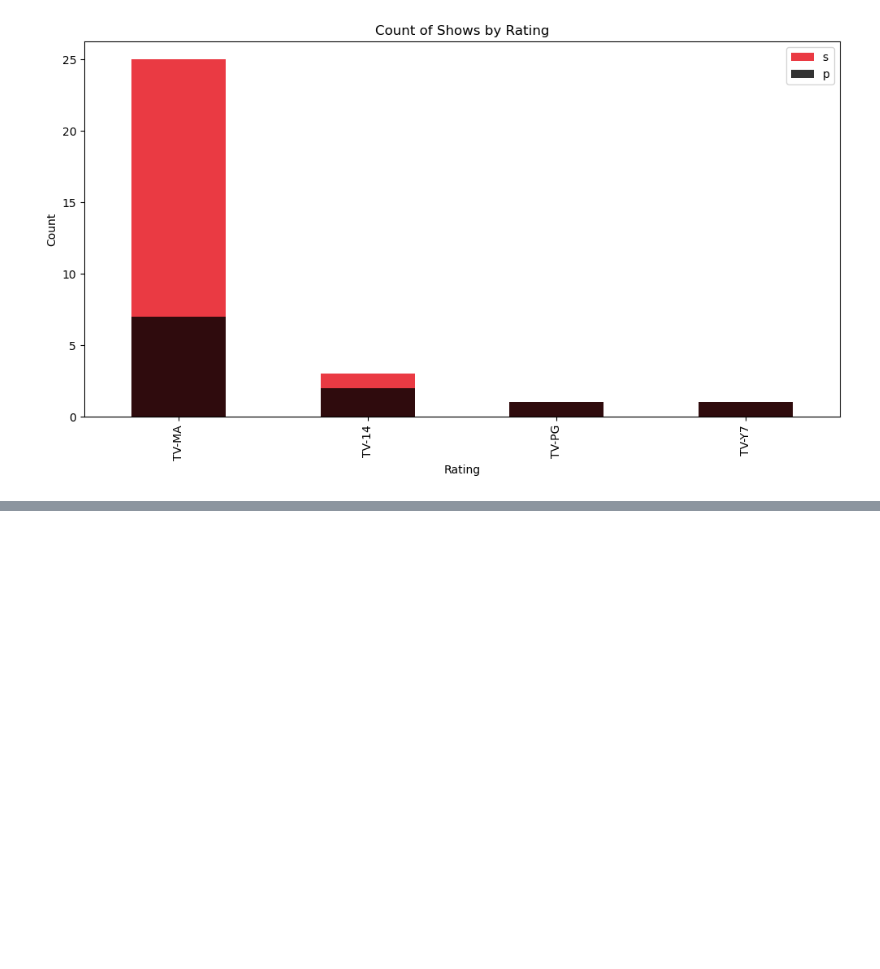
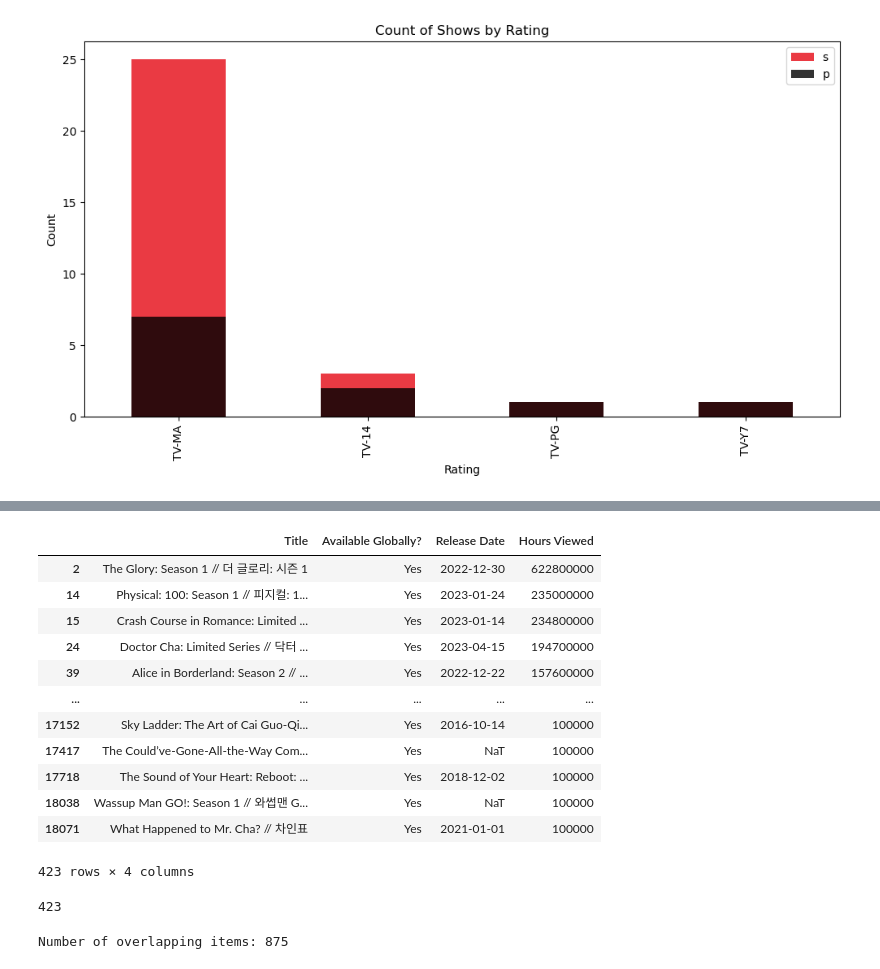
Before and after one commit to sin09135/movie, a Jupyter notebook: code/Netflix_EDA.ipynb, the cells around one changed output, grey strips where cells are left out. Saved outputs shown, nothing was run; the diff lists cells and outputs as text; code cells hidden in the pictures; blank space fills up the shorter version.

```diff
--- a/code/Netflix_EDA.ipynb
+++ b/code/Netflix_EDA.ipynb
@@ -743,0 +764,26 @@ plt.show()
+# %%
+df1 = data[data['Available Globally?'] == 'Yes']
+# %%
+import re
+
+# Regular expression pattern to match Korean characters
+korean_pattern = re.compile('[\u3131-\uD79D]+')
+
+# Filter rows where the title contains Korean characters
+korean_titles_df1 = df1[df1['Title'].str.contains(korean_pattern, na=False)]
+# %%
+korean_titles_df1
+# %% [output]
+|  | Title | Available Globally? | Release Date | Hours Viewed |
+| 2 | The Glory: Season 1 // 더 글로리: 시즌 1 | Yes | 2022-12-30 | 622800000 |
+| 14 | Physical: 100: Season 1 // 피지컬: 1... | Yes | 2023-01-24 | 235000000 |
+| 15 | Crash Course in Romance: Limited ... | Yes | 2023-01-14 | 234800000 |
+| 24 | Doctor Cha: Limited Series // 닥터 ... | Yes | 2023-04-15 | 194700000 |
+| 39 | Alice in Borderland: Season 2 // ... | Yes | 2022-12-22 | 157600000 |
+| ... | ... | ... | ... | ... |
+| 17152 | Sky Ladder: The Art of Cai Guo-Qi... | Yes | 2016-10-14 | 100000 |
+| 17417 | The Could’ve-Gone-All-the-Way Com... | Yes | NaT | 100000 |
+| 17718 | The Sound of Your Heart: Reboot: ... | Yes | 2018-12-02 | 100000 |
+| 18038 | Wassup Man GO!: Season 1 // 와썹맨 G... | Yes | NaT | 100000 |
+| 18071 | What Happened to Mr. Cha? // 차인표 | Yes | 2021-01-01 | 100000 |
+423 rows × 4 columns
@@ -743,0 +792,10 @@ plt.show()
+# %%
+len(df_title)
+# %% [output]
+423
+# %%
+# Assuming df1_title and df_title are your lists
+overlap_count = len(set(df1_title) & set(df_title))
+print("Number of overlapping items:", overlap_count)
+# %% [output]
+Number of overlapping items: 875
```
Also changed, not shown: parts of 4 cells of this notebook, 1 other file.
